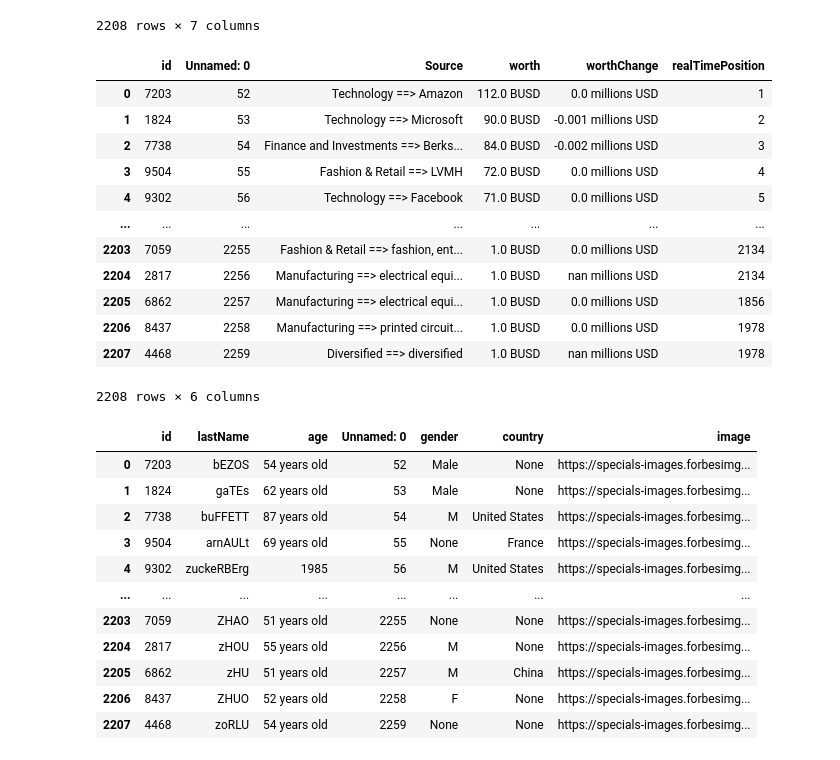
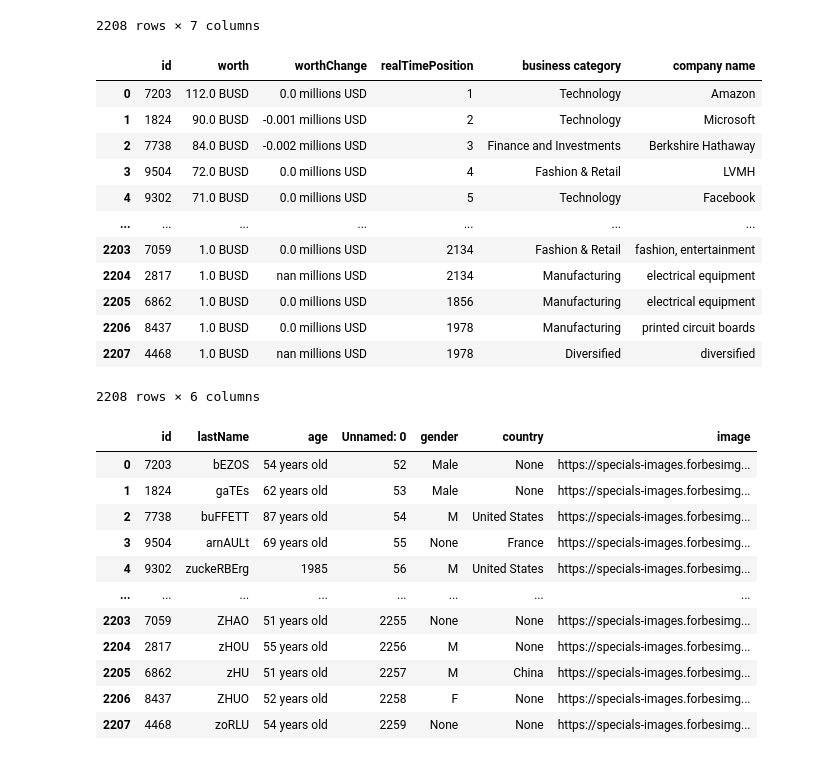
Before and after one commit to abamendez/-Ironhack-Module-1-Project---Abacuc-Mendez-, a Jupyter notebook: notebooks/Untitled.ipynb, the cells around one changed output. Saved outputs shown, nothing was run; the diff lists cells and outputs as text; code cells hidden in the pictures.

```diff
--- a/notebooks/Untitled.ipynb
+++ b/notebooks/Untitled.ipynb
@@ -56,23 +53,26 @@ business_info
 | 2206 | 8437 | 2258 | Manufacturing ==> printed circuit... | 1.0 BUSD | 0.0 millions USD | NaN | 1978 |
 | 2207 | 4468 | 2259 | Diversified ==> diversified | 1.0 BUSD | nan millions USD | NaN | 1978 |
 2208 rows × 7 columns
-# %%
-business_info_clean = drop_cols_threshold (business_info, 40)
-business_info_clean
-# %% [output]
-|  | id | Unnamed: 0 | Source | worth | worthChange | realTimePosition |
-| 0 | 7203 | 52 | Technology ==> Amazon | 112.0 BUSD | 0.0 millions USD | 1 |
-| 1 | 1824 | 53 | Technology ==> Microsoft | 90.0 BUSD | -0.001 millions USD | 2 |
-| 2 | 7738 | 54 | Finance and Investments ==> Berks... | 84.0 BUSD | -0.002 millions USD | 3 |
-| 3 | 9504 | 55 | Fashion & Retail ==> LVMH | 72.0 BUSD | 0.0 millions USD | 4 |
-| 4 | 9302 | 56 | Technology ==> Facebook | 71.0 BUSD | 0.0 millions USD | 5 |
-| ... | ... | ... | ... | ... | ... | ... |
-| 2203 | 7059 | 2255 | Fashion & Retail ==> fashion, ent... | 1.0 BUSD | 0.0 millions USD | 2134 |
-| 2204 | 2817 | 2256 | Manufacturing ==> electrical equi... | 1.0 BUSD | nan millions USD | 2134 |
-| 2205 | 6862 | 2257 | Manufacturing ==> electrical equi... | 1.0 BUSD | 0.0 millions USD | 1856 |
-| 2206 | 8437 | 2258 | Manufacturing ==> printed circuit... | 1.0 BUSD | 0.0 millions USD | 1978 |
-| 2207 | 4468 | 2259 | Diversified ==> diversified | 1.0 BUSD | nan millions USD | 1978 |
-2208 rows × 6 columns
+# %%
+business_info_clean = drop_cols_threshold (business_info, 40)
+business_info_clean= business_info_clean.drop(['Unnamed: 0'], axis=1)
+business_info_clean[['business category ','company name']] = business_info_clean.Source.str.split(" ==> ",expand=True)
+business_info_clean.drop(columns =["Source"], inplace = True)
+business_info_clean
+# %% [output]
+|  | id | worth | worthChange | realTimePosition | business category | company name |
+| 0 | 7203 | 112.0 BUSD | 0.0 millions USD | 1 | Technology | Amazon |
+| 1 | 1824 | 90.0 BUSD | -0.001 millions USD | 2 | Technology | Microsoft |
+| 2 | 7738 | 84.0 BUSD | -0.002 millions USD | 3 | Finance and Investments | Berkshire Hathaway |
+| 3 | 9504 | 72.0 BUSD | 0.0 millions USD | 4 | Fashion & Retail | LVMH |
+| 4 | 9302 | 71.0 BUSD | 0.0 millions USD | 5 | Technology | Facebook |
+| ... | ... | ... | ... | ... | ... | ... |
+| 2203 | 7059 | 1.0 BUSD | 0.0 millions USD | 2134 | Fashion & Retail | fashion, entertainment |
+| 2204 | 2817 | 1.0 BUSD | nan millions USD | 2134 | Manufacturing | electrical equipment |
+| 2205 | 6862 | 1.0 BUSD | 0.0 millions USD | 1856 | Manufacturing | electrical equipment |
+| 2206 | 8437 | 1.0 BUSD | 0.0 millions USD | 1978 | Manufacturing | printed circuit boards |
+| 2207 | 4468 | 1.0 BUSD | nan millions USD | 1978 | Diversified | diversified |
+2208 rows × 6 columns
 # %%
 # business_info cleaning
 personal_info
```
Also changed, not shown: parts of 10 cells of this notebook, 1 other file.
